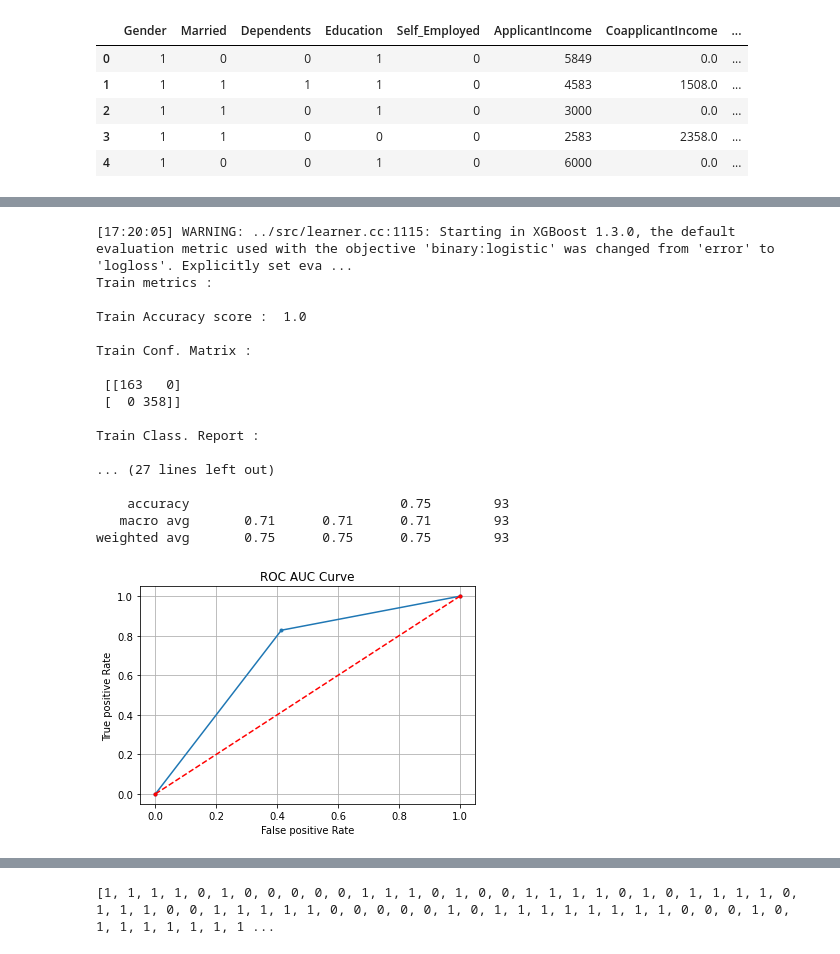
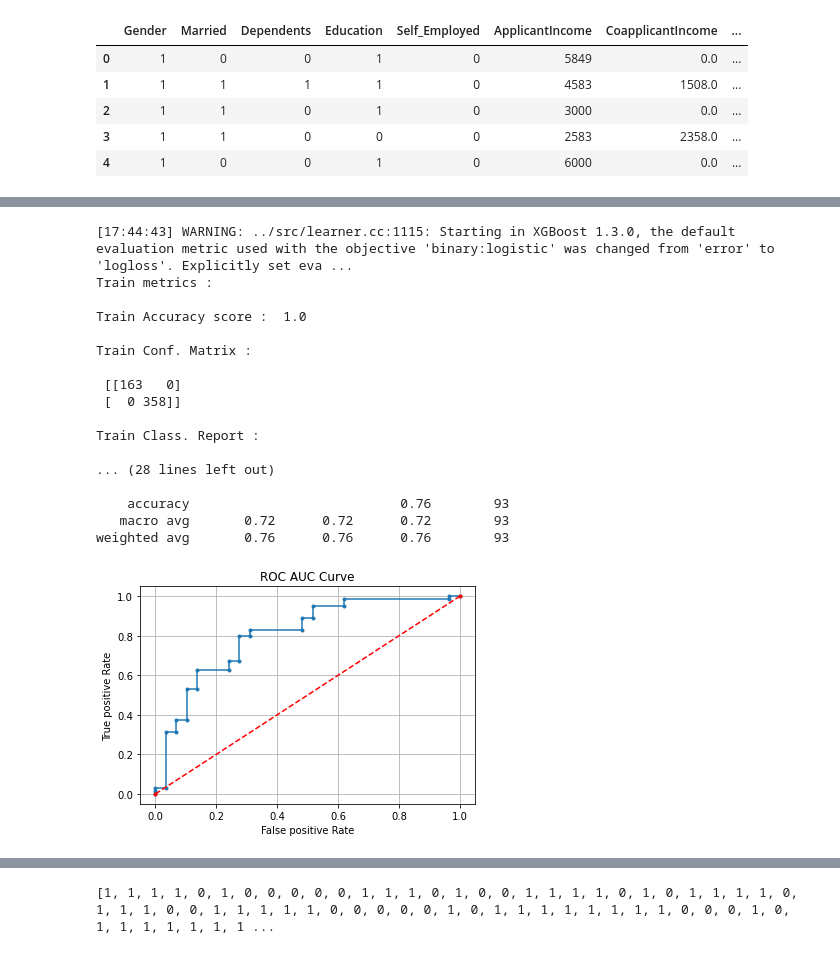
Before and after one commit to SharanDHONI/Loan-Apprval-prediction-AnalyticsVidhya, a Jupyter notebook: Loan-v2.ipynb, the cells around one changed output, grey strips where cells are left out. Saved outputs shown, nothing was run; the diff lists cells and outputs as text; code cells hidden in the pictures.

```diff
--- a/Loan-v2.ipynb
+++ b/Loan-v2.ipynb
@@ -1028,40 +1140,43 @@ xgb_test_pred = xgb.predict(xtest)
 xgb_test_pp = xgb.predict_proba(xtest)
 xgb_test_pp = xgb_test_pp[:,1]
 ##plotting ROC_CURVE
-fpr,tpr,thresh = roc_curve(ytest,xgb_test_pred)
+fpr,tpr,thresh = roc_curve(ytest,xgb_test_pp)
 plt.plot(fpr,tpr,marker='.')
 plt.plot([0,1],[0,1],linestyle='--',color='r',marker='.')
 plt.grid()
 plt.xlabel('False positive Rate')
 plt.ylabel('True positive Rate')
 plt.title('ROC AUC Curve')
 xgb_test_acc = accuracy_score(ytest,xgb_test_pred)
 xgb_test_cm = confusion_matrix(ytest,xgb_test_pred)
 xgb_test_cr = classification_report(ytest,xgb_test_pred)
+xgb_test_rocauc = roc_auc_score(ytest,xgb_test_pp)
+
 print('--'*40,'\n')
 print('Test Metrics :\n\n')
 print('Test accuracy score : ',xgb_test_acc)
+print('roc auc score :',xgb_test_rocauc)
 print('\nTest conf. matrix :\n\n',xgb_test_cm)
 print('\nTest Class. Report :\n\n',xgb_test_cr)
 # %% [output]
-[17:20:05] WARNING: ../src/learner.cc:1115: Starting in XGBoost 1.3.0, the default evaluation metric used with the objective 'binary:logistic' was changed from 'error' to 'logloss'. Explicitly set eva ...
+[17:44:43] WARNING: ../src/learner.cc:1115: Starting in XGBoost 1.3.0, the default evaluation metric used with the objective 'binary:logistic' was changed from 'error' to 'logloss'. Explicitly set eva ...
 Train metrics :
 
 Train Accuracy score :  1.0
 
 Train Conf. Matrix :
 
  [[163   0]
  [  0 358]]
 
 Train Class. Report :
 
-... (27 lines left out)
+... (28 lines left out)
 
-    accuracy                           0.75        93
-   macro avg       0.71      0.71      0.71        93
-weighted avg       0.75      0.75      0.75        93
+    accuracy                           0.76        93
+   macro avg       0.72      0.72      0.72        93
+weighted avg       0.76      0.76      0.76        93
-[figure, old version]
+[figure, new version]
 # %%
 ## train scores
 xgbrf.fit(xtrain,ytrain)
```
Also changed, not shown: parts of 96 cells of this notebook.
